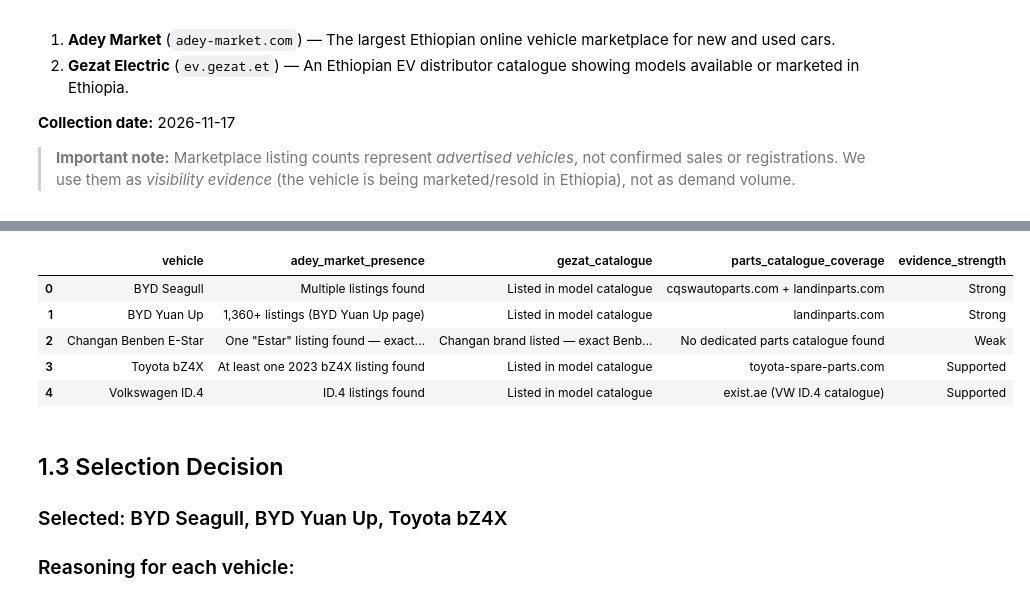
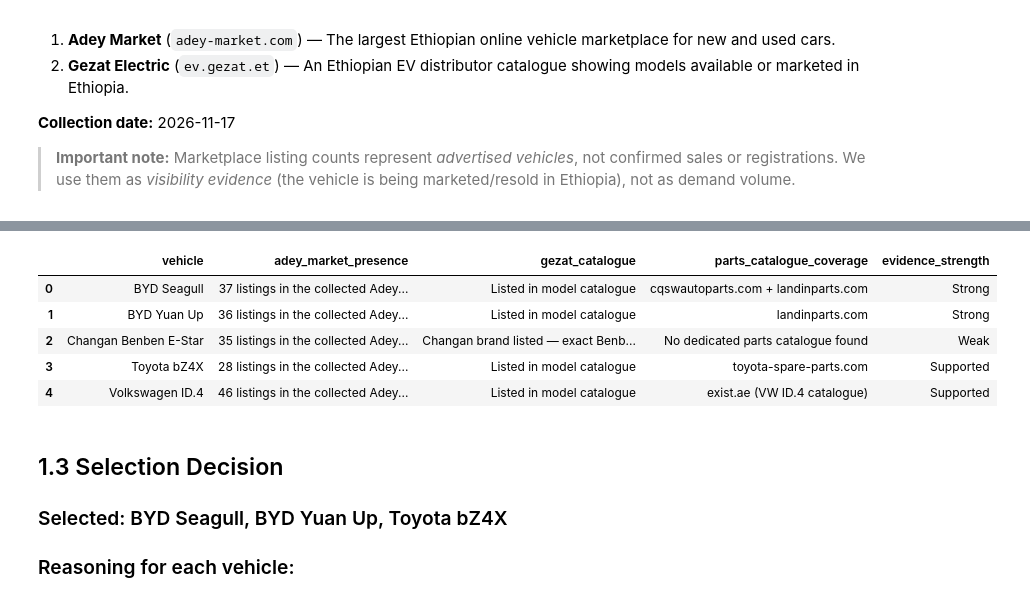
Before and after one commit to zacktam12/ev-spare-parts-prioritization, a Jupyter notebook: notebooks/01_vehicle_selection.ipynb, the cells around one changed output, grey strips where cells are left out. Cells and saved outputs as stored; diff of their text form; code cells hidden in the pictures.

```diff
--- a/notebooks/01_vehicle_selection.ipynb
+++ b/notebooks/01_vehicle_selection.ipynb
@@ -27,3 +27,16 @@ We checked two primary sources for Ethiopian market visibility:
 **Collection date:** 2026-11-17
 
 > **Important note:** Marketplace listing counts represent *advertised vehicles*, not confirmed sales or registrations. We use them as *visibility evidence* (the vehicle is being marketed/resold in Ethiopia), not as demand volume.
+# %%
+from pathlib import Path
+import pandas as pd
+
+# Locate the collected Adey sample regardless of the notebook's working directory
+_candidates = [Path.cwd(), *Path.cwd().parents]
+adey_path = next((p / 'scrapper' / 'outputs' / 'adey_cleaned.csv'
+                  for p in _candidates
+                  if (p / 'scrapper' / 'outputs' / 'adey_cleaned.csv').exists()), None)
+adey = pd.read_csv(adey_path)
+adey_counts = adey['vehicle_model'].value_counts()
+print(f'Loaded {len(adey)} rows from {adey_path}')
+adey_counts
@@ -30,7 +53,22 @@ We checked two primary sources for Ethiopian market visibility:
 # %%
-import pandas as pd
+# Vehicle evidence gathered from marketplace and distributor sources.
+# The Adey marketplace counts are read from the collected sample
+# (scrapper/outputs/adey_cleaned.csv) in the previous cell, so every count below
+# is derived from the dataset rather than hardcoded.
+_adey_label = {
+    'BYD Seagull': 'Seagull',
+    'BYD Yuan Up': 'Yuan Up',
+    'Changan Benben E-Star': 'Benben E-Star',
+    'Toyota bZ4X': 'bZ4X',
+    'Volkswagen ID.4': 'ID.4',
+}
 
-# Vehicle evidence gathered from marketplace and distributor sources
+def _presence(vehicle):
+    n = int(adey_counts.get(_adey_label[vehicle], 0))
+    if n == 0:
+        return 'No listings found in the collected Adey sample'
+    return f'{n} listings in the collected Adey sample (scrapper/outputs/adey_cleaned.csv)'
+
 vehicle_evidence = pd.DataFrame({
     'vehicle': [
         'BYD Seagull',
@@ -38,45 +76,41 @@ vehicle_evidence = pd.DataFrame({
         'Changan Benben E-Star',
         'Toyota bZ4X',
         'Volkswagen ID.4'
-    ],
-    'adey_market_presence': [
-        'Multiple listings found',
-        '1,360+ listings (BYD Yuan Up page)',
-        'One "Estar" listing found — exact model unclear',
-        'At least one 2023 bZ4X listing found',
-        'ID.4 listings found'
     ],
     'gezat_catalogue': [
         'Listed in model catalogue',
         'Listed in model catalogue',
         'Changan brand listed — exact Benben E-Star needs confirmation',
         'Listed in model catalogue',
         'Listed in model catalogue'
     ],
     'parts_catalogue_coverage': [
         'cqswautoparts.com + landinparts.com',
         'landinparts.com',
         'No dedicated parts catalogue found',
         'toyota-spare-parts.com',
         'exist.ae (VW ID.4 catalogue)'
     ],
     'evidence_strength': [
         'Strong',
         'Strong',
         'Weak',
         'Supported',
         'Supported'
     ]
 })
 
+# Insert the data-derived Adey marketplace count as the second column
+vehicle_evidence.insert(1, 'adey_market_presence',
+                        vehicle_evidence['vehicle'].map(_presence))
 vehicle_evidence
 # %% [output]
 |  | vehicle | adey_market_presence | gezat_catalogue | parts_catalogue_coverage | evidence_strength |
-| 0 | BYD Seagull | Multiple listings found | Listed in model catalogue | cqswautoparts.com + landinparts.com | Strong |
-| 1 | BYD Yuan Up | 1,360+ listings (BYD Yuan Up page) | Listed in model catalogue | landinparts.com | Strong |
-| 2 | Changan Benben E-Star | One "Estar" listing found — exact... | Changan brand listed — exact Benb... | No dedicated parts catalogue found | Weak |
-| 3 | Toyota bZ4X | At least one 2023 bZ4X listing found | Listed in model catalogue | toyota-spare-parts.com | Supported |
-| 4 | Volkswagen ID.4 | ID.4 listings found | Listed in model catalogue | exist.ae (VW ID.4 catalogue) | Supported |
+| 0 | BYD Seagull | 37 listings in the collected Adey... | Listed in model catalogue | cqswautoparts.com + landinparts.com | Strong |
+| 1 | BYD Yuan Up | 36 listings in the collected Adey... | Listed in model catalogue | landinparts.com | Strong |
+| 2 | Changan Benben E-Star | 35 listings in the collected Adey... | Changan brand listed — exact Benb... | No dedicated parts catalogue found | Weak |
+| 3 | Toyota bZ4X | 28 listings in the collected Adey... | Listed in model catalogue | toyota-spare-parts.com | Supported |
+| 4 | Volkswagen ID.4 | 46 listings in the collected Adey... | Listed in model catalogue | exist.ae (VW ID.4 catalogue) | Supported |
 # %% [markdown]
 ## 1.3 Selection Decision
 
```
Also changed, not shown: parts of 3 cells of this notebook, 3 other files.
